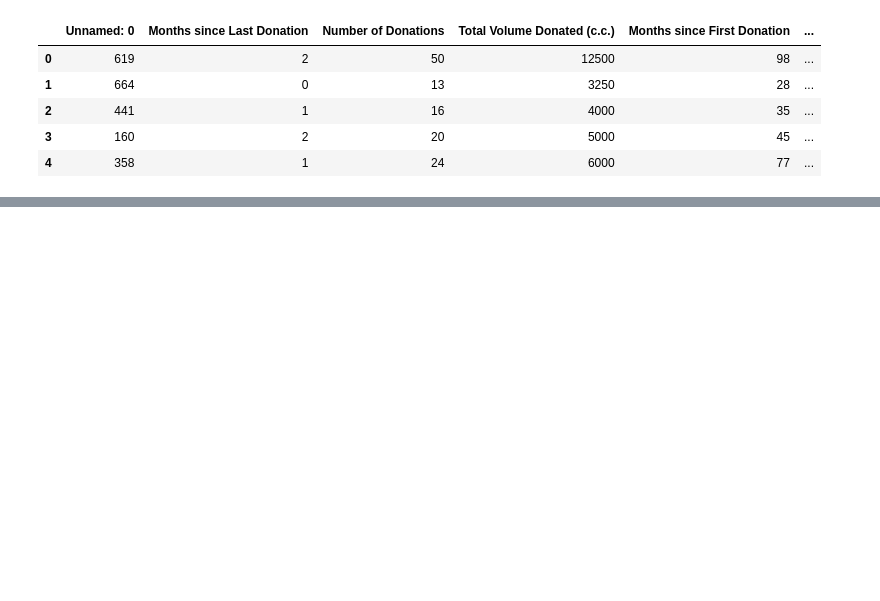
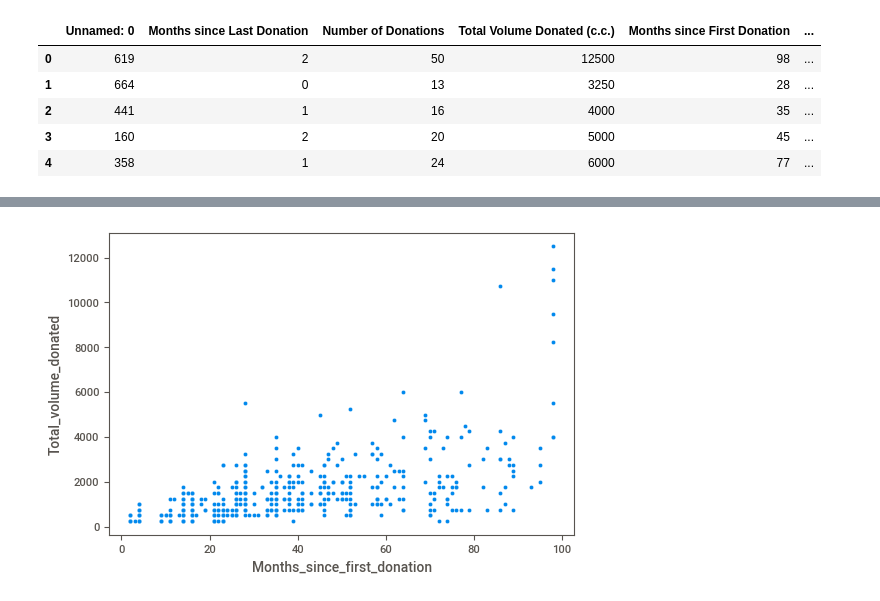
Before and after one commit to 21Ovi/Blood-Donation-Prediction, a Jupyter notebook: BloodDonationPrediciton.ipynb, the cells around one changed output, grey strips where cells are left out. Saved outputs shown, nothing was run; the diff lists cells and outputs as text; code cells hidden in the pictures; blank space fills up the shorter version.

```diff
--- a/BloodDonationPrediciton.ipynb
+++ b/BloodDonationPrediciton.ipynb
@@ -24,0 +147,4 @@ data1.head()
+# %%
+sns.scatterplot(x="Months_since_first_donation",y="Total_volume_donated",data=data);
+# %% [output]
+[figure, added]
```
Also changed, not shown: parts of 30 cells of this notebook.
